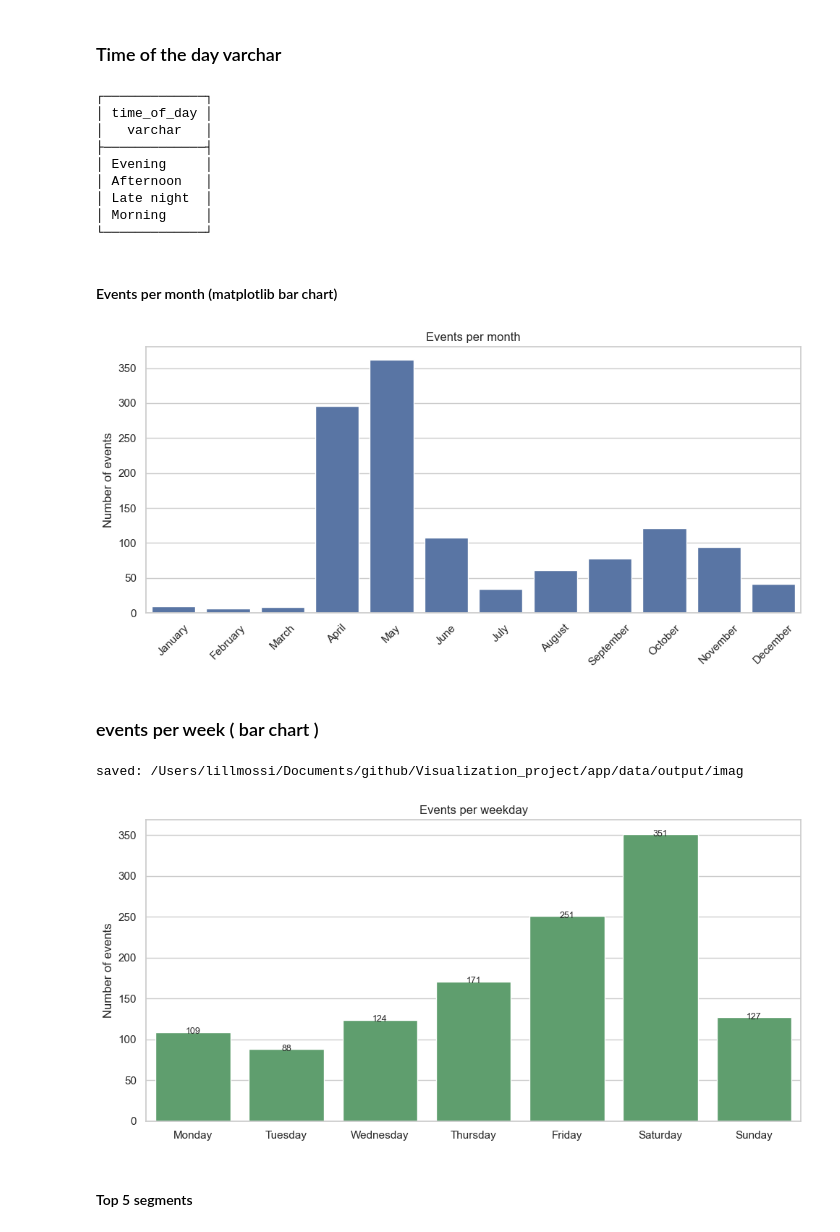
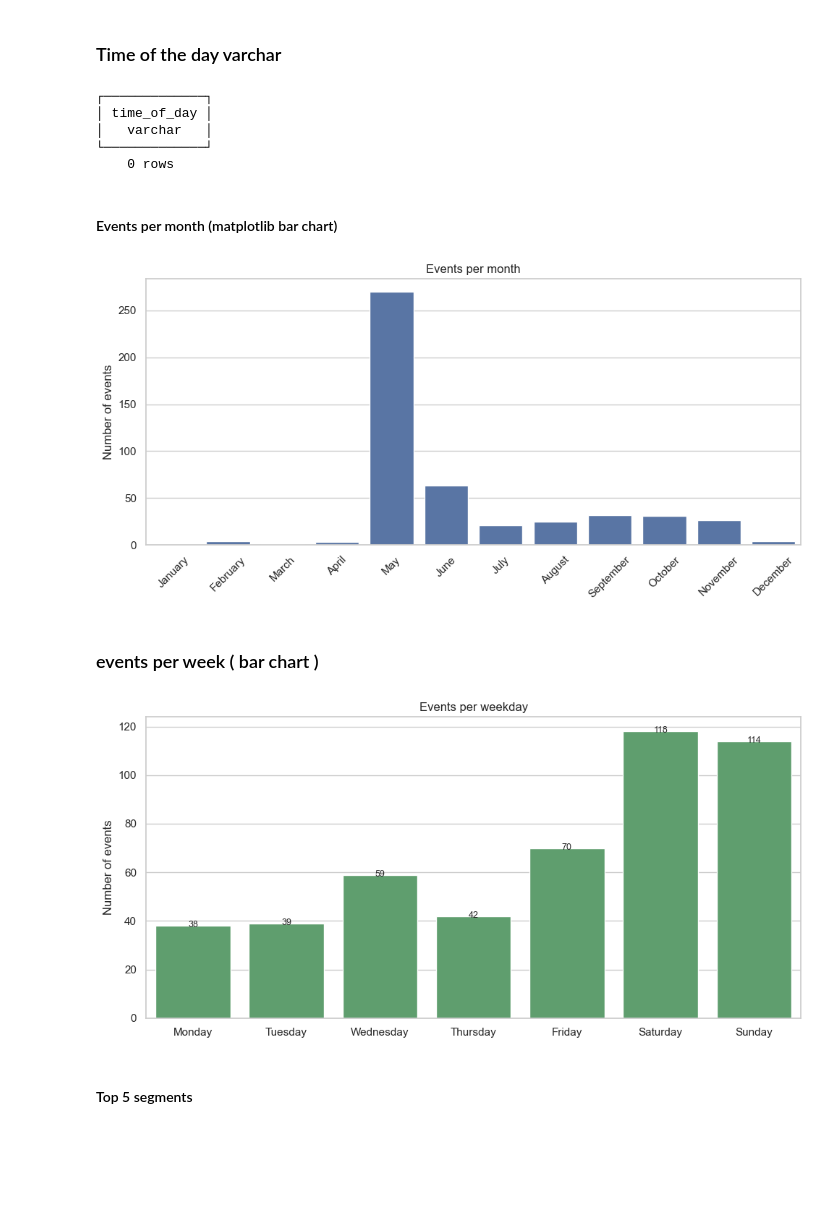
Before and after one commit to LisaYllander92/Visualization_project, a Jupyter notebook: eda/eda_mossad.ipynb, the cells around one changed output. Saved outputs shown, nothing was run; the diff lists cells and outputs as text; code cells hidden in the pictures; blank space fills up the shorter version.

```diff
--- a/eda/eda_mossad.ipynb
+++ b/eda/eda_mossad.ipynb
@@ -19,7 +19,7 @@ if PROJECT_ROOT.name == "eda":
     PROJECT_ROOT = PROJECT_ROOT.parent
 
 # build's path to the data file and reads into a DataFrame
-DATA_PATH = PROJECT_ROOT / "app" / "data" / "output" / "events_combined.csv"
+DATA_PATH = PROJECT_ROOT / "data" / "output" / "events_combined.csv"
 df = pd.read_csv(DATA_PATH)
 df.head()
 
@@ -154,12 +125,8 @@ duckdb.sql("""
 ┌─────────────┐
 │ time_of_day │
 │   varchar   │
-├─────────────┤
-│ Evening     │
-│ Afternoon   │
-│ Late night  │
-│ Morning     │
 └─────────────┘
+    0 rows
 # %% [markdown]
 #### Events per month (matplotlib bar chart)
 # %%
@@ -180,37 +147,36 @@ ax.tick_params(axis="x", rotation=45)
 plt.tight_layout()
 plt.show()
 # %% [output]
-[figure, old version]
+[figure, new version]
 # %% [markdown]
 ### events per week ( bar chart )
 # %%
 
 weekday_order = ["Monday", "Tuesday", "Wednesday",
                  "Thursday", "Friday", "Saturday", "Sunday"]
 
 events_per_weekday = df["day_of_week"].value_counts().reindex(weekday_order, fill_value=0)
 
 # draw chart
 fig, ax = plt.subplots()
 sns.barplot(x=events_per_weekday.index, y=events_per_weekday.values, ax=ax, color="#55A868") # style choice
 ax.set_title("Events per weekday")
 ax.set_ylabel("Number of events")
 ax.set_xlabel("")
 
 #count labels are above each bar
 for i, v in enumerate(events_per_weekday.values):
     ax.text(i, v + 0.3, str(v), ha="center", va="center", fontsize=9)
 
 plt.tight_layout()
  # figure is saved to disk
-imag_path = PROJECT_ROOT / "app" / "data" / "output" / "imag"
+imag_path = PROJECT_ROOT / "eda" / "data_images" / "events_per_weekday.png"
 plt.savefig(imag_path, dpi=150, bbox_inches="tight")
 print("saved:", imag_path)
 
 plt.show()
 # %% [output]
-saved: /Users/lillmossi/Documents/github/Visualization_project/app/data/output/imag
-[figure, old version]
+[figure, new version]
 # %% [markdown]
 #### Top 5 segments
 # %%
```
Also changed, not shown: parts of 5 cells of this notebook, 9 other files.
